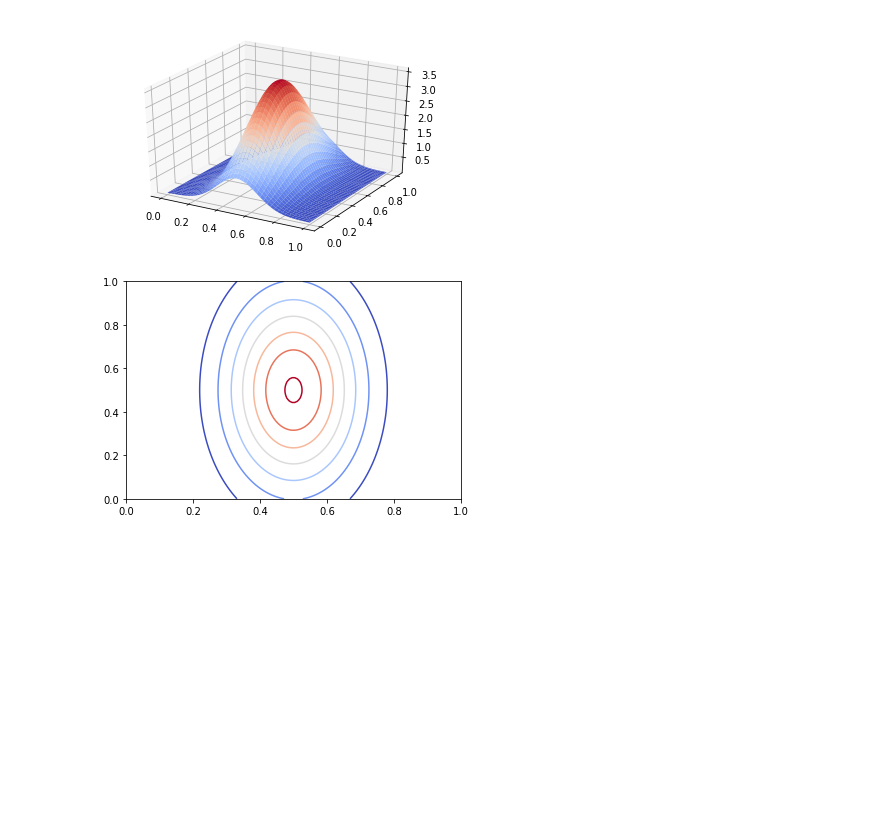
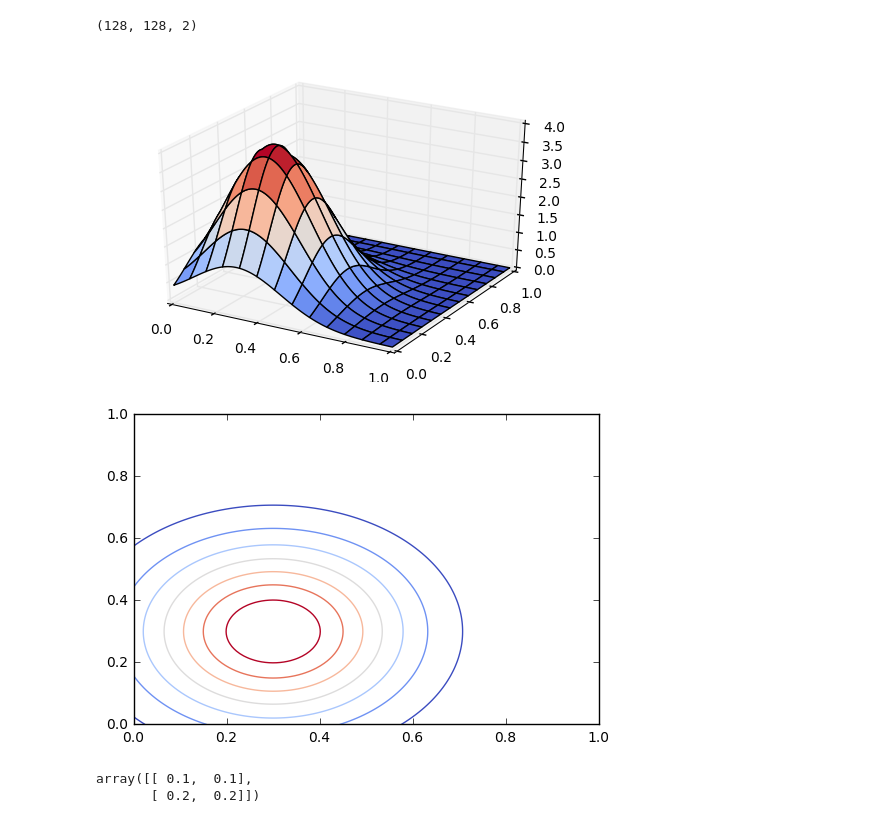
Before and after one commit to ctmakro/hellotensor, a Jupyter notebook: multivariate_normal.ipynb, the cells around one changed output. Saved outputs shown, nothing was run; the diff lists cells and outputs as text; code cells hidden in the pictures; blank space fills up the shorter version.

```diff
--- a/multivariate_normal.ipynb
+++ b/multivariate_normal.ipynb
@@ -24,7 +24,7 @@ xv,yv = np.meshgrid(x,y)
 
 mu = [0.5,0.5] # mean..
 
-sigma = [[0.002,0],[0,0.1]] # variance..
+sigma = [[0.1,0.],[0.,0.1]] # variance..
 
 rv = multivariate_normal(mean=mu,cov=sigma)
 
@@ -42,32 +42,58 @@ plt.show()
 # %%
 import tensorflow as tf
 from tensorflow.contrib.distributions import MultivariateNormalDiag as mnd
 from tensorflow.contrib.distributions import MultivariateNormalFull as mnf
 
-cv = tf.Variable(cmesh)
+# cmesh2 = np.expand_dims(cmesh,axis=2)
+cmesh2 = cmesh
+
+print(cmesh2.shape)
+
+cv = tf.Variable(cmesh2)
+# cv = tf.Variable([[.5,.5],[.5,.5],[.5,.5]])
+
 unit_variance = tf.Variable([1.,1.])
 
-mndi = mnd([0.5,0.5], unit_variance * 0.1) # mnd instance
+variances = tf.Variable([.2])
+
+means = tf.Variable([0.3,0.3])
+
+mndi = mnd(means, variances * unit_variance) # mnd instance
 mnfi = mnf(mu, sigma) # mnf instance
 
-# pd = mndi.pdf(cv)
-pd = mnfi.pdf(cv)
+pd = mndi.pdf(cv)
+# pd = mnfi.pdf(cv)
 
 init_op = tf.global_variables_initializer()
 
 with tf.Session() as sess:
     sess.run(init_op)
     d = sess.run(pd)
 
-fig = plt.figure(3)
-ax = fig.add_subplot(111, projection='3d')
+# print(d)
+def plotit():
+    fig = plt.figure(3)
+    ax = fig.add_subplot(111, projection='3d')
 
-fig = plt.figure(4)
-ax2 = fig.add_subplot(111)
+    fig = plt.figure(4)
+    ax2 = fig.add_subplot(111)
 
-ax.plot_surface(xv,yv,d,cmap=cm.coolwarm)
-ax2.contour(xv,yv,d,cmap=cm.coolwarm)
-plt.show()
+    ax.plot_surface(xv,yv,d,cmap=cm.coolwarm)
+    # ax2.plot_surface(xv,yv,d[1],cmap=cm.coolwarm)
+
+    ax2.contour(xv,yv,d,cmap=cm.coolwarm)
+    plt.show()
+
+plotit()
 # %% [output]
+(128, 128, 2)
-[figure, old version]
+[figure, new version]
-[figure, old version]
+[figure, new version]
+# %%
+uv = np.array([1.,1.])
+vs = np.array([[.1],[.2]])
+
+uv*vs
+# %% [output]
+array([[ 0.1,  0.1],
+       [ 0.2,  0.2]])
```
Also changed, not shown: parts of 1 cell of this notebook, 2 other files.
